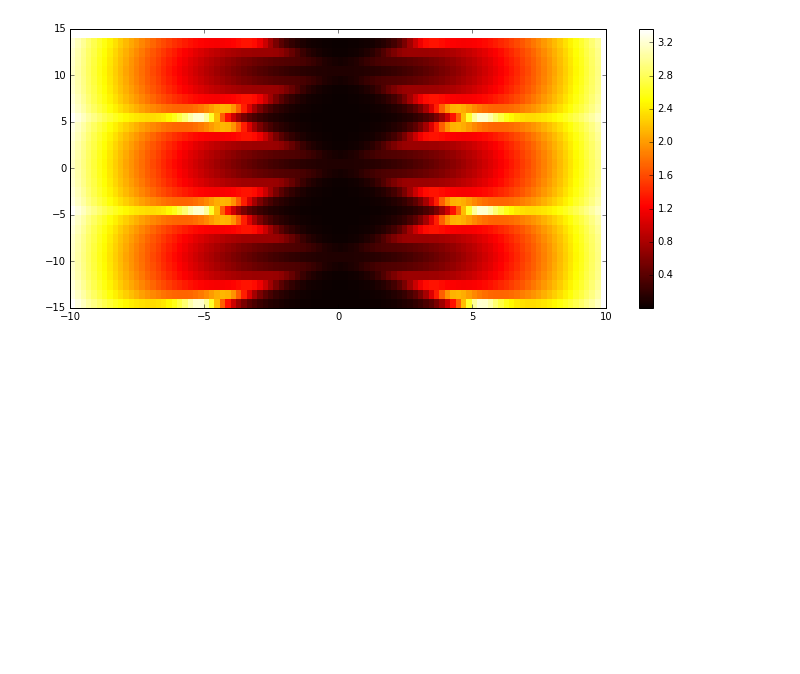
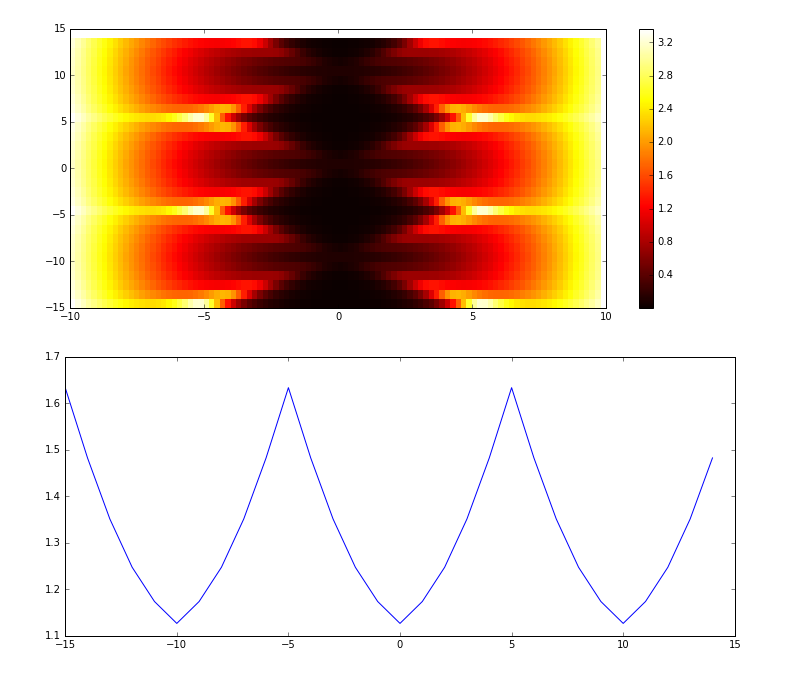
Before and after one commit to ShoosounS47/Qcodes, a Jupyter notebook: Qcodes example.ipynb, the cells around one changed output. Drawn from its saved outputs; the diff is of its cells as text; code cells hidden in the pictures; blank space fills up the shorter version.

```diff
--- a/Qcodes example.ipynb
+++ b/Qcodes example.ipynb
@@ -173,10 +173,11 @@ data3 = q.Loop(c1[-15:15:1], 0.1).each(
     # a 1D measurement
     meter.amplitude,
     # a 2D sweep, .each is actually unnecessary bcs this is the default measurement
-    q.Loop(c0[-15:15:1], 0.01).each(meter.amplitude),
+    q.Loop(c0[-15:15:1], 0.001).each(meter.amplitude),
     q.Task(c0.set, -10),
     # a 2D sweep with the same outer but different inner loop
-    q.Loop(c2[-10:10:0.2], 0.01)
+    q.Loop(c2[-10:10:0.2], 0.003),
+    AverageGetter(meter.amplitude, c2[-10:10:0.2], 0.001)
 ).run(location='test_multi_d')
 # %% [output]
 DataSet: DataMode.PULL_FROM_SERVER, location='test_multi_d'
@@ -210,3 +213,11 @@ plt.colorbar()
 plt.show()
 # %% [output]
 [figure]
+# %%
+data3.sync()
+fig = plt.figure(figsize=(12, 5))
+ax = fig.add_subplot(1,1,1)
+ax.plot(data3.chan1, data3.avg_amplitude)
+plt.show()
+# %% [output]
+[figure, added]
```
Also changed, not shown: parts of 6 cells of this notebook, 4 other files.
